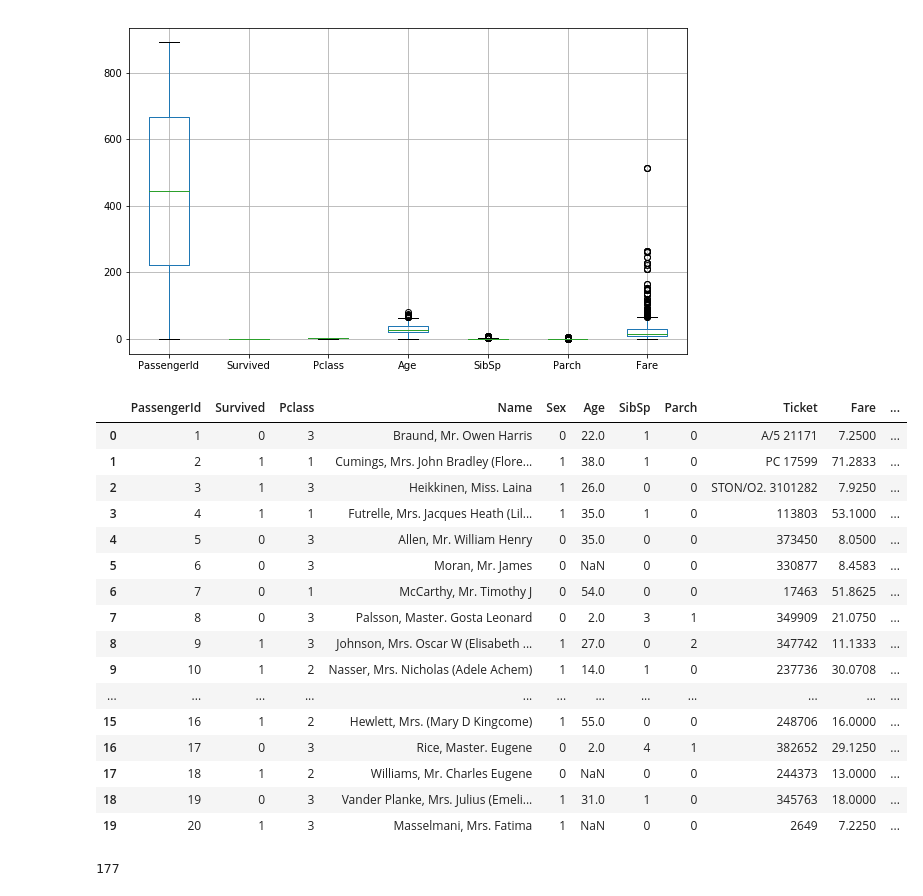
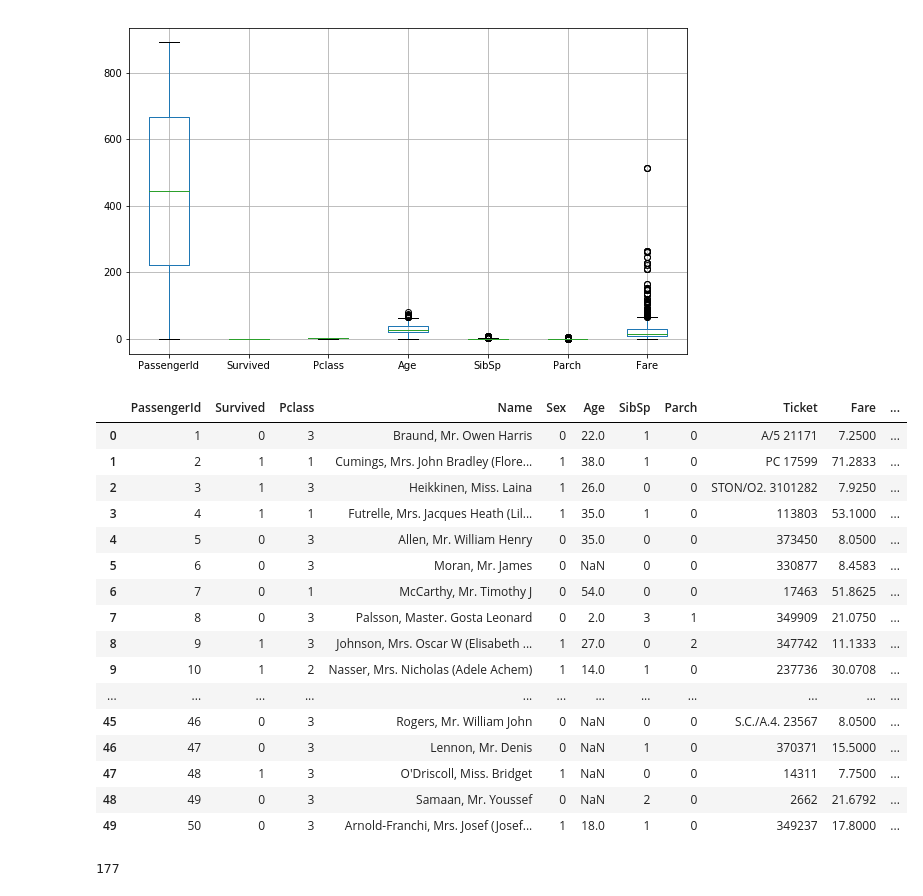
Before and after one commit to SYED-RAFI-NAQVI/Titanic-Data-Set, a Jupyter notebook: Titanic.ipynb, the cells around one changed output. Cells and saved outputs as stored; diff of their text form; code cells hidden in the pictures.

```diff
--- a/Titanic.ipynb
+++ b/Titanic.ipynb
@@ -71,26 +69,31 @@ data.boxplot(figsize = (10,6) )
 # %%
 gender = {'male': 0,'female': 1}
 data.Sex = [gender[item] for item in data.Sex]
+# %%
+data.Embarked = data.Embarked.fillna('S')
+# %%
+emb = {'S': 0,'C': 1, 'Q' : 2}
+data.Embarked = [emb[item] for item in data.Embarked]
 # %%
-data.head(20)
+data.head(50)
 # %% [output]
 |  | PassengerId | Survived | Pclass | Name | Sex | Age | SibSp | Parch | Ticket | Fare | ... |
 | 0 | 1 | 0 | 3 | Braund, Mr. Owen Harris | 0 | 22.0 | 1 | 0 | A/5 21171 | 7.2500 | ... |
 | 1 | 2 | 1 | 1 | Cumings, Mrs. John Bradley (Flore... | 1 | 38.0 | 1 | 0 | PC 17599 | 71.2833 | ... |
 | 2 | 3 | 1 | 3 | Heikkinen, Miss. Laina | 1 | 26.0 | 0 | 0 | STON/O2. 3101282 | 7.9250 | ... |
 | 3 | 4 | 1 | 1 | Futrelle, Mrs. Jacques Heath (Lil... | 1 | 35.0 | 1 | 0 | 113803 | 53.1000 | ... |
 | 4 | 5 | 0 | 3 | Allen, Mr. William Henry | 0 | 35.0 | 0 | 0 | 373450 | 8.0500 | ... |
 | 5 | 6 | 0 | 3 | Moran, Mr. James | 0 | NaN | 0 | 0 | 330877 | 8.4583 | ... |
 | 6 | 7 | 0 | 1 | McCarthy, Mr. Timothy J | 0 | 54.0 | 0 | 0 | 17463 | 51.8625 | ... |
 | 7 | 8 | 0 | 3 | Palsson, Master. Gosta Leonard | 0 | 2.0 | 3 | 1 | 349909 | 21.0750 | ... |
 | 8 | 9 | 1 | 3 | Johnson, Mrs. Oscar W (Elisabeth ... | 1 | 27.0 | 0 | 2 | 347742 | 11.1333 | ... |
 | 9 | 10 | 1 | 2 | Nasser, Mrs. Nicholas (Adele Achem) | 1 | 14.0 | 1 | 0 | 237736 | 30.0708 | ... |
 | ... | ... | ... | ... | ... | ... | ... | ... | ... | ... | ... | ... |
-| 15 | 16 | 1 | 2 | Hewlett, Mrs. (Mary D Kingcome) | 1 | 55.0 | 0 | 0 | 248706 | 16.0000 | ... |
-| 16 | 17 | 0 | 3 | Rice, Master. Eugene | 0 | 2.0 | 4 | 1 | 382652 | 29.1250 | ... |
-| 17 | 18 | 1 | 2 | Williams, Mr. Charles Eugene | 0 | NaN | 0 | 0 | 244373 | 13.0000 | ... |
-| 18 | 19 | 0 | 3 | Vander Planke, Mrs. Julius (Emeli... | 1 | 31.0 | 1 | 0 | 345763 | 18.0000 | ... |
-| 19 | 20 | 1 | 3 | Masselmani, Mrs. Fatima | 1 | NaN | 0 | 0 | 2649 | 7.2250 | ... |
+| 45 | 46 | 0 | 3 | Rogers, Mr. William John | 0 | NaN | 0 | 0 | S.C./A.4. 23567 | 8.0500 | ... |
+| 46 | 47 | 0 | 3 | Lennon, Mr. Denis | 0 | NaN | 1 | 0 | 370371 | 15.5000 | ... |
+| 47 | 48 | 1 | 3 | O'Driscoll, Miss. Bridget | 1 | NaN | 0 | 0 | 14311 | 7.7500 | ... |
+| 48 | 49 | 0 | 3 | Samaan, Mr. Youssef | 0 | NaN | 2 | 0 | 2662 | 21.6792 | ... |
+| 49 | 50 | 0 | 3 | Arnold-Franchi, Mrs. Josef (Josef... | 1 | 18.0 | 1 | 0 | 349237 | 17.8000 | ... |
 # %%
 data.Age.isnull().sum()
 # %% [output]
```
Also changed, not shown: parts of 14 cells of this notebook, 1 other file.
